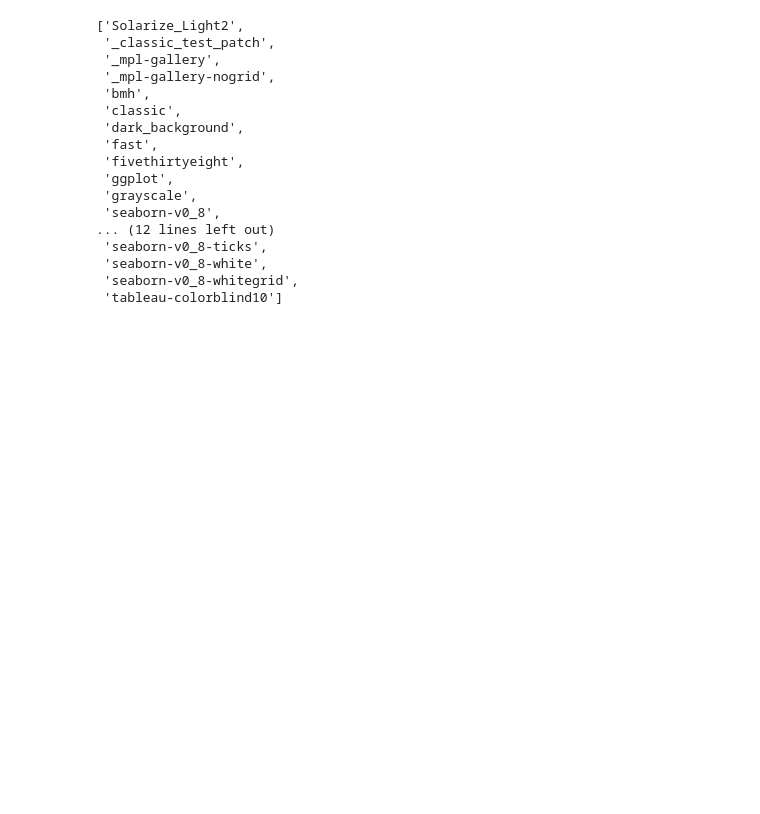
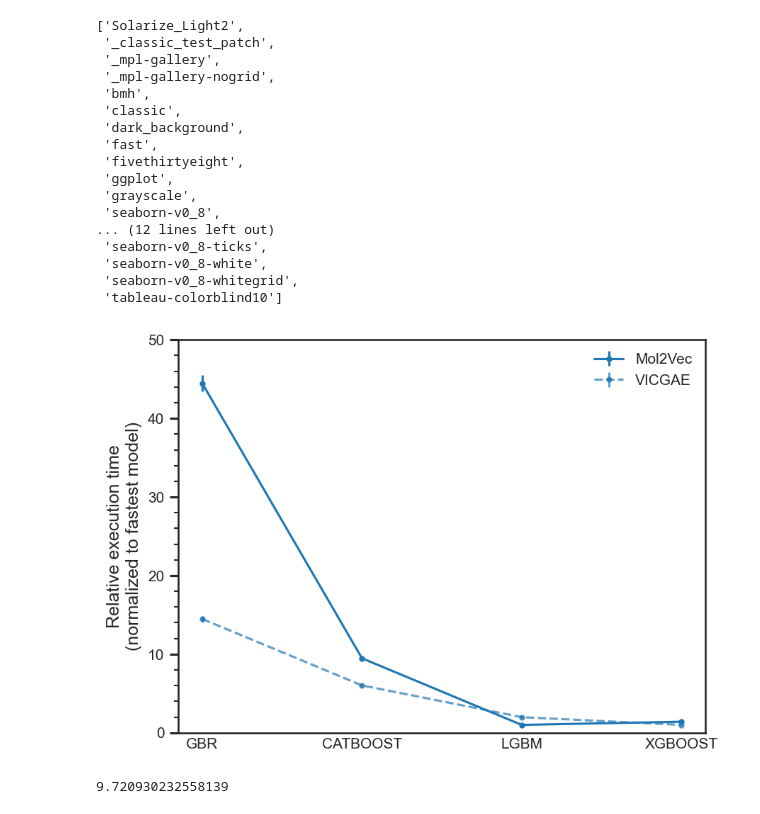
Before and after one commit to aravindhnivas/cxml_py, a Jupyter notebook: notebooks/plot_distributions.ipynb, the cells around one changed output. Saved outputs shown, nothing was run; the diff lists cells and outputs as text; code cells hidden in the pictures; blank space fills up the shorter version.

```diff
--- a/notebooks/plot_distributions.ipynb
+++ b/notebooks/plot_distributions.ipynb
@@ -731,35 +808,41 @@ timescales_vicgae = {
 
 # print()
 # for model, ts in timescales_vicgae.items():
 #     ts = ts / uc.ufloat(0.297, 0.00801)
 #     print(f'{model}: {ts}')
 
 
 plt.close('all')
 fig, ax = plt.subplots(dpi=150)
 
 x_models = [x.upper() for x in timescales_mol2vec.keys()]
 y_timescale_mol2vec = [ts.nominal_value for ts in timescales_mol2vec.values()]
 y_err_timescale_mol2vec = [ts.std_dev for ts in timescales_mol2vec.values()]
 
 y_timescale_vicgae = [ts.nominal_value for ts in timescales_vicgae.values()]
 y_err_timescale_vicgae = [ts.std_dev for ts in timescales_vicgae.values()]
 
 ax.errorbar(x_models, y_timescale_mol2vec, yerr=y_err_timescale_mol2vec, fmt='.-', c='C0', label='Mol2Vec')
 ax.errorbar(x_models, y_timescale_vicgae, yerr=y_err_timescale_vicgae, fmt='.--', c='C0', label='VICGAE', alpha=0.7)
 
 ax.legend()
-ax.set_ylabel('Execution time w.r.t to lowest timescale')
+ax.set_ylabel('Relative execution time\n(normalized to fastest model)', fontsize=12)
 ax.yaxis.set_minor_locator(AutoMinorLocator())
 # increate tick width
 ax.tick_params(axis='y', width=1.5, length=6, which='major')
 ax.tick_params(axis='y', width=1, length=3, which='minor')
 # ax.hlines(1, -0.5, 3.5, colors='k')
 ax.set_ybound(lower=0, upper=50)
 # ax.set_yscale('log')
 # ax.minorticks_on()
-# fig.savefig(plots_dir / 'execution_timescales.pdf', dpi=150, bbox_inches='tight')
+fig.savefig(plots_dir / 'execution_timescales.pdf', dpi=150, bbox_inches='tight')
 plt.show()
+# %% [output]
+[figure, added]
+# %%
+41.8 / 4.3
+# %% [output]
+9.720930232558139
 # %%
 %%timeit
 # Code block to measure
```
Also changed, not shown: parts of 6 cells of this notebook.
